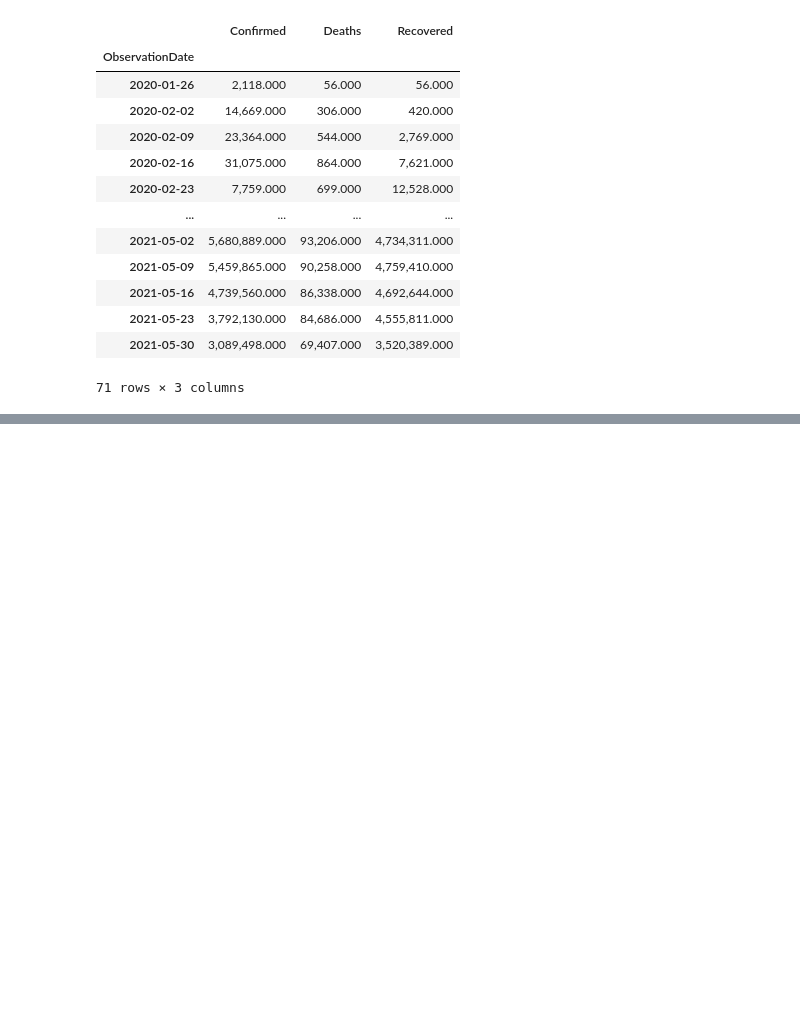
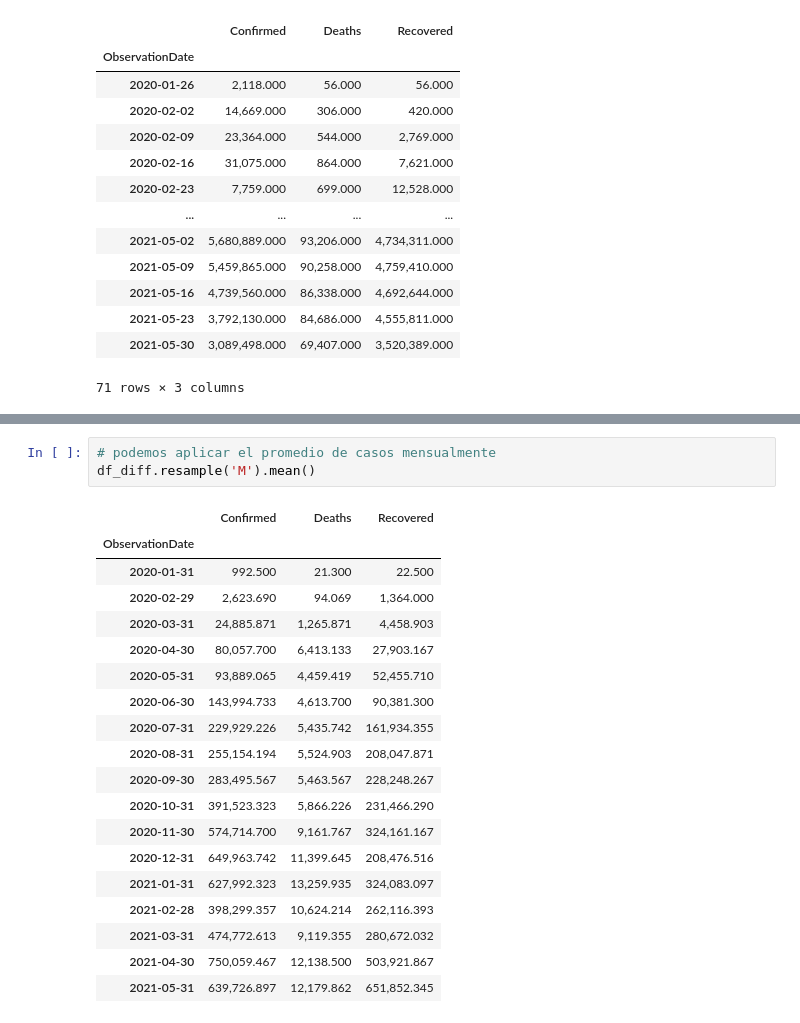
Before and after one commit to FernandoCallasaca/data_science_projects, a Jupyter notebook: 13_datetime.ipynb, the cells around one changed output, grey strips where cells are left out. Drawn from its saved outputs; the diff is of its cells as text; blank space fills up the shorter version.

```diff
--- a/13_datetime.ipynb
+++ b/13_datetime.ipynb
@@ -296,0 +343,23 @@ df_diff.resample('W-Sun').sum()
+# %%
+# podemos aplicar el promedio de casos mensualmente
+df_diff.resample('M').mean()
+# %% [output]
+|  | Confirmed | Deaths | Recovered |
+| ObservationDate |  |  |  |
+| 2020-01-31 | 992.500 | 21.300 | 22.500 |
+| 2020-02-29 | 2,623.690 | 94.069 | 1,364.000 |
+| 2020-03-31 | 24,885.871 | 1,265.871 | 4,458.903 |
+| 2020-04-30 | 80,057.700 | 6,413.133 | 27,903.167 |
+| 2020-05-31 | 93,889.065 | 4,459.419 | 52,455.710 |
+| 2020-06-30 | 143,994.733 | 4,613.700 | 90,381.300 |
+| 2020-07-31 | 229,929.226 | 5,435.742 | 161,934.355 |
+| 2020-08-31 | 255,154.194 | 5,524.903 | 208,047.871 |
+| 2020-09-30 | 283,495.567 | 5,463.567 | 228,248.267 |
+| 2020-10-31 | 391,523.323 | 5,866.226 | 231,466.290 |
+| 2020-11-30 | 574,714.700 | 9,161.767 | 324,161.167 |
+| 2020-12-31 | 649,963.742 | 11,399.645 | 208,476.516 |
+| 2021-01-31 | 627,992.323 | 13,259.935 | 324,083.097 |
+| 2021-02-28 | 398,299.357 | 10,624.214 | 262,116.393 |
+| 2021-03-31 | 474,772.613 | 9,119.355 | 280,672.032 |
+| 2021-04-30 | 750,059.467 | 12,138.500 | 503,921.867 |
+| 2021-05-31 | 639,726.897 | 12,179.862 | 651,852.345 |
```
Also changed, not shown: parts of 2 cells of this notebook.
